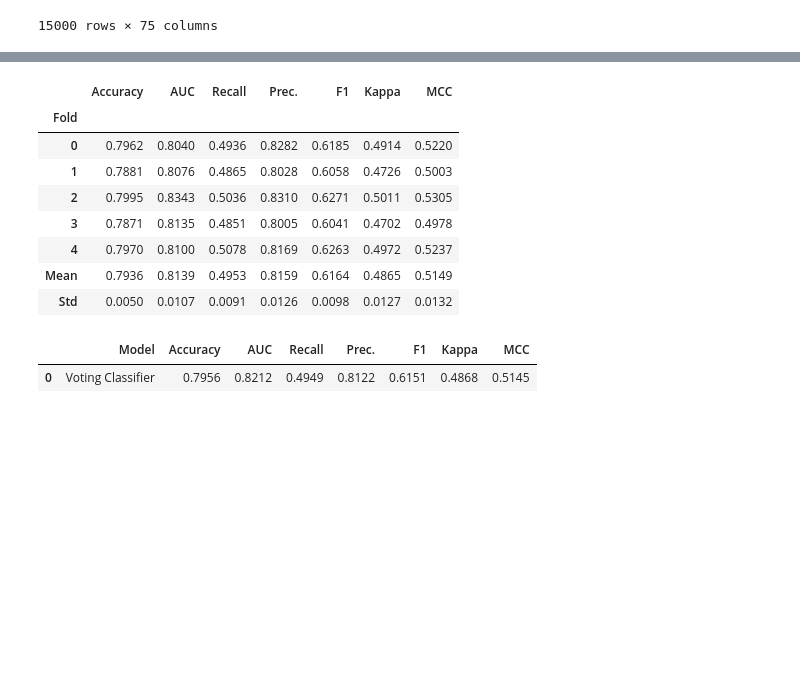
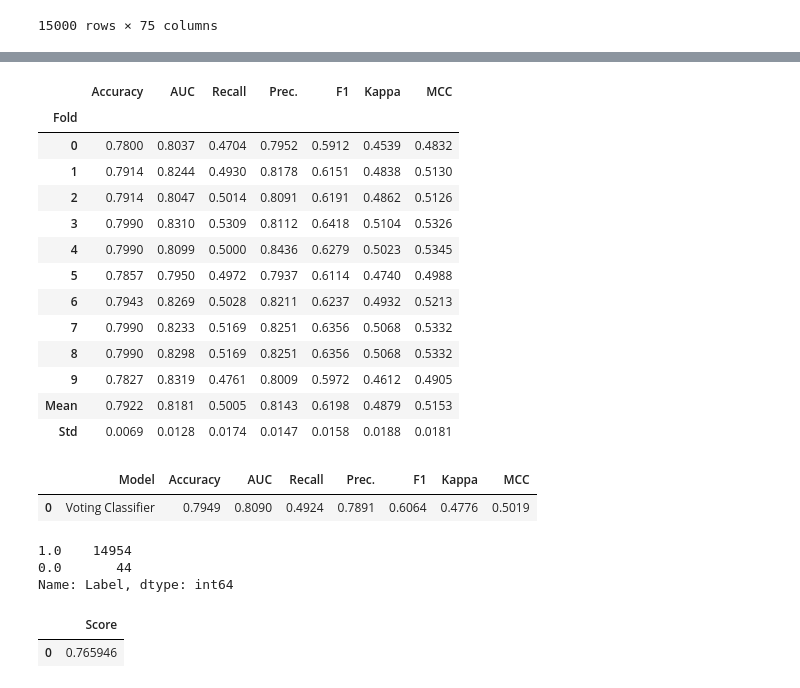
Before and after one commit to LEEHM97/machine-learning-exercises, a Jupyter notebook: 10.DAYCON대회_사용자불편예지/models/model_corr_case1.ipynb, the cells around one changed output, grey strips where cells are left out. Cells and saved outputs as stored; diff of their text form; code cells hidden in the pictures; blank space fills up the shorter version.

```diff
--- a/10.DAYCON대회_사용자불편예지/models/model_corr_case1.ipynb
+++ b/10.DAYCON대회_사용자불편예지/models/model_corr_case1.ipynb
@@ -254,17 +257,22 @@ best_3 = compare_models(sort = 'AUC', n_select = 3)
 # %%
-blended = blend_models(estimator_list = best_3, fold = 5, method = 'soft')
+blended = blend_models(estimator_list = best_3, optimize='AUC', method = 'soft')
 # %% [output]
 |  | Accuracy | AUC | Recall | Prec. | F1 | Kappa | MCC |
 | Fold |  |  |  |  |  |  |  |
-| 0 | 0.7962 | 0.8040 | 0.4936 | 0.8282 | 0.6185 | 0.4914 | 0.5220 |
-| 1 | 0.7881 | 0.8076 | 0.4865 | 0.8028 | 0.6058 | 0.4726 | 0.5003 |
-| 2 | 0.7995 | 0.8343 | 0.5036 | 0.8310 | 0.6271 | 0.5011 | 0.5305 |
-| 3 | 0.7871 | 0.8135 | 0.4851 | 0.8005 | 0.6041 | 0.4702 | 0.4978 |
-| 4 | 0.7970 | 0.8100 | 0.5078 | 0.8169 | 0.6263 | 0.4972 | 0.5237 |
-| Mean | 0.7936 | 0.8139 | 0.4953 | 0.8159 | 0.6164 | 0.4865 | 0.5149 |
-| Std | 0.0050 | 0.0107 | 0.0091 | 0.0126 | 0.0098 | 0.0127 | 0.0132 |
+| 0 | 0.7800 | 0.8037 | 0.4704 | 0.7952 | 0.5912 | 0.4539 | 0.4832 |
+| 1 | 0.7914 | 0.8244 | 0.4930 | 0.8178 | 0.6151 | 0.4838 | 0.5130 |
+| 2 | 0.7914 | 0.8047 | 0.5014 | 0.8091 | 0.6191 | 0.4862 | 0.5126 |
+| 3 | 0.7990 | 0.8310 | 0.5309 | 0.8112 | 0.6418 | 0.5104 | 0.5326 |
+| 4 | 0.7990 | 0.8099 | 0.5000 | 0.8436 | 0.6279 | 0.5023 | 0.5345 |
+| 5 | 0.7857 | 0.7950 | 0.4972 | 0.7937 | 0.6114 | 0.4740 | 0.4988 |
+| 6 | 0.7943 | 0.8269 | 0.5028 | 0.8211 | 0.6237 | 0.4932 | 0.5213 |
+| 7 | 0.7990 | 0.8233 | 0.5169 | 0.8251 | 0.6356 | 0.5068 | 0.5332 |
+| 8 | 0.7990 | 0.8298 | 0.5169 | 0.8251 | 0.6356 | 0.5068 | 0.5332 |
+| 9 | 0.7827 | 0.8319 | 0.4761 | 0.8009 | 0.5972 | 0.4612 | 0.4905 |
+| Mean | 0.7922 | 0.8181 | 0.5005 | 0.8143 | 0.6198 | 0.4879 | 0.5153 |
+| Std | 0.0069 | 0.0128 | 0.0174 | 0.0147 | 0.0158 | 0.0188 | 0.0181 |
 # %%
 pred_holdout = predict_model(blended)
 # %% [output]
 |  | Model | Accuracy | AUC | Recall | Prec. | F1 | Kappa | MCC |
-| 0 | Voting Classifier | 0.7956 | 0.8212 | 0.4949 | 0.8122 | 0.6151 | 0.4868 | 0.5145 |
+| 0 | Voting Classifier | 0.7949 | 0.8090 | 0.4924 | 0.7891 | 0.6064 | 0.4776 | 0.5019 |
@@ -270,0 +287,13 @@ pred_holdout = predict_model(blended)
+# %%
+predictions.Label.value_counts()
+# %% [output]
+1.0    14954
+0.0       44
+Name: Label, dtype: int64
+# %%
+user_nan = predictions['Score_1.0'].mean()
+new_row = pd.DataFrame(data=[user_nan], columns=['Score'])
+new_row
+# %% [output]
+|  | Score |
+| 0 | 0.765946 |
```
Also changed, not shown: parts of 14 cells of this notebook.
